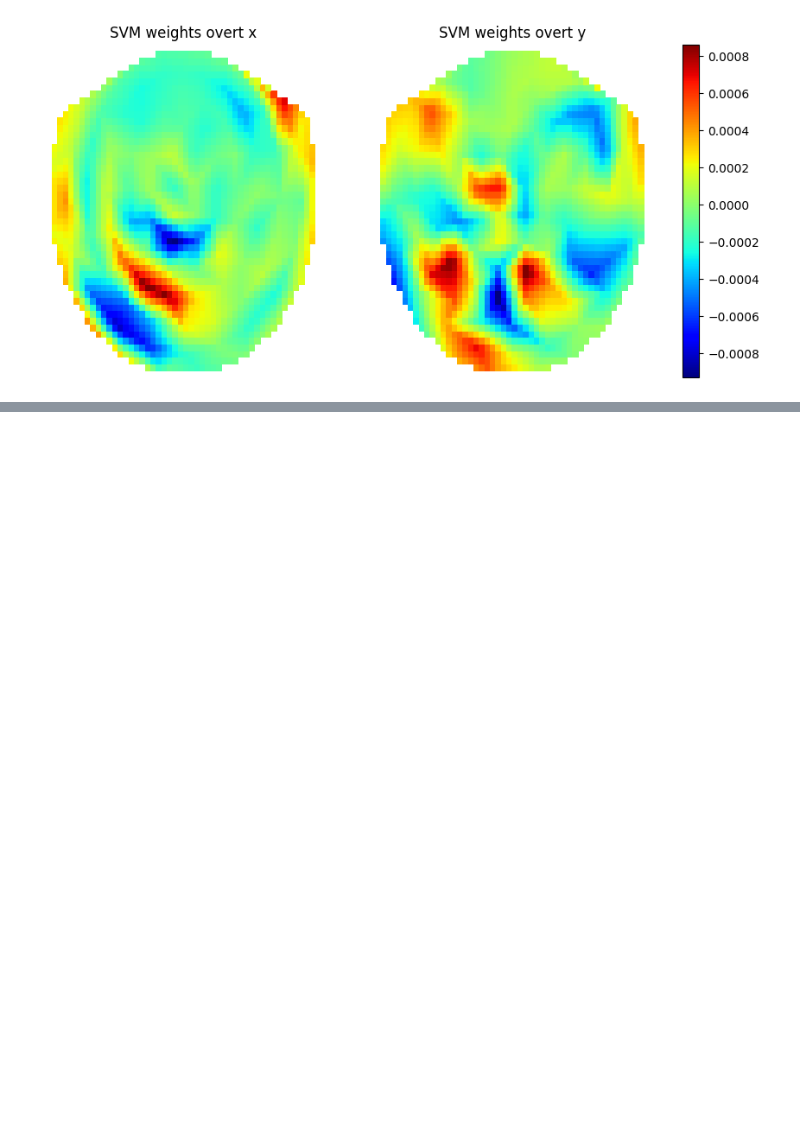
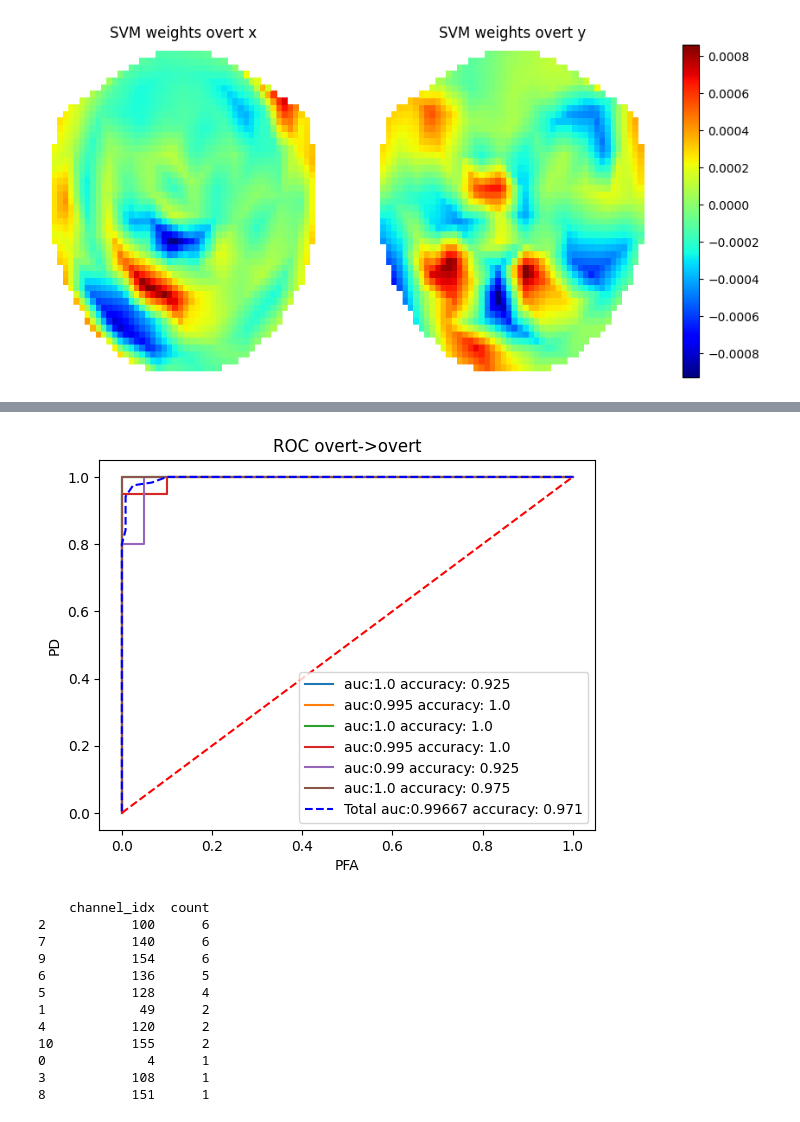
Before and after one commit to albertlyuan/ece-580, a Jupyter notebook: mp2/mp2.ipynb, the cells around one changed output, grey strips where cells are left out. Drawn from its saved outputs; the diff is of its cells as text; code cells hidden in the pictures; blank space fills up the shorter version.

```diff
--- a/mp2/mp2.ipynb
+++ b/mp2/mp2.ipynb
@@ -168,4 +260,5 @@ pd.DataFrame.from_dict(img_img)
 # %%
-overt_overt = two_level_cv(overt_c1,overt_c0)
-pd.DataFrame.from_dict(overt_overt)
+overt_overt = two_level_cv(overt_c1,overt_c0, kernel='linear')
+overt_overt_df = pd.DataFrame.from_dict(overt_overt)
+overt_overt_df
 # %% [output]
@@ -267,0 +390,16 @@ img_overt_pred(overt_combined, img_combined, "overt->img")
+# %%
+plotROC(overt_overt, "overt->overt")
+# %% [output]
+[figure, added]
+    channel_idx  count
+2           100      6
+7           140      6
+9           154      6
+6           136      5
+5           128      4
+1            49      2
+4           120      2
+10          155      2
+0             4      1
+3           108      1
+8           151      1
```
Also changed, not shown: parts of 23 cells of this notebook, 2 other files.
